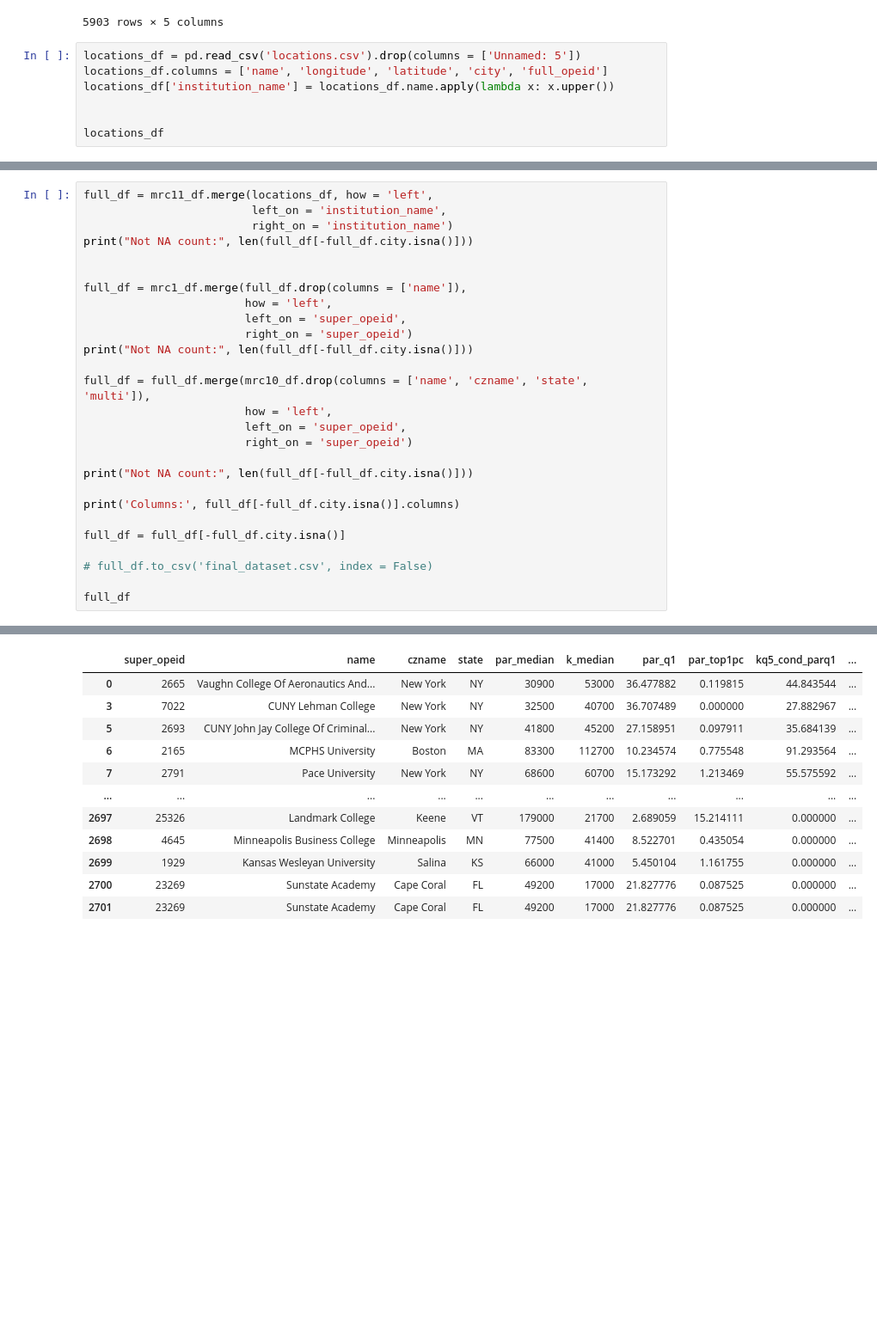
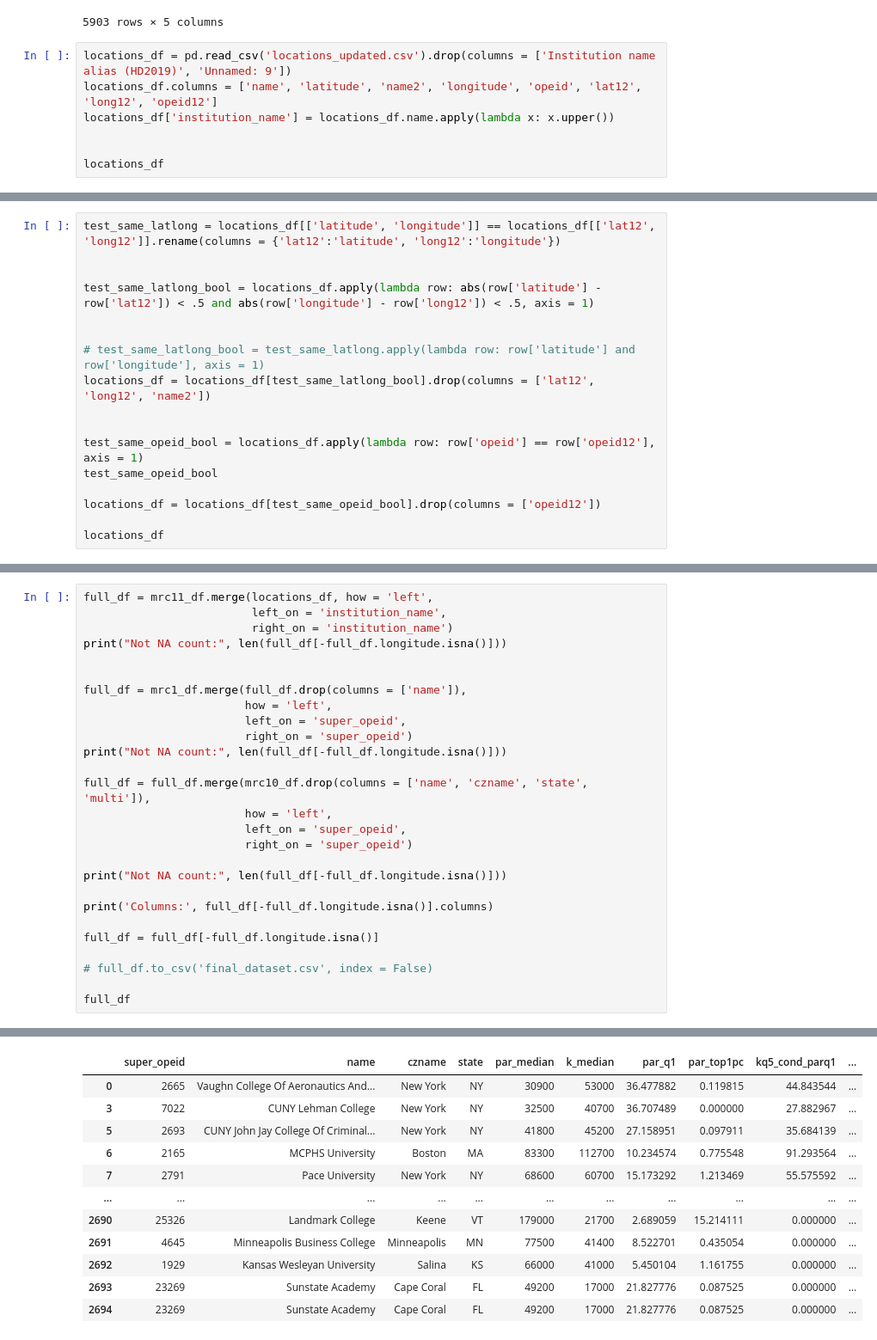
Before and after one commit to 6859-sp21/a4-social-mobility-in-us, a Jupyter notebook: DataTransformations.ipynb, the cells around one changed output, grey strips where cells are left out. Shown: that part at 86% size. Cells and saved outputs as stored; diff of their text form; blank space fills up the shorter version.

```diff
--- a/DataTransformations.ipynb
+++ b/DataTransformations.ipynb
@@ -62,8 +62,8 @@ mrc11_df
 | 5902 | 41893 | 41893 | ALLIED AMERICAN UNIVERSITY | ALLIED AMERICAN UNIVERSITY | 0 |
 5903 rows × 5 columns
 # %%
-locations_df = pd.read_csv('locations.csv').drop(columns = ['Unnamed: 5'])
-locations_df.columns = ['name', 'longitude', 'latitude', 'city', 'full_opeid']
+locations_df = pd.read_csv('locations_updated.csv').drop(columns = ['Institution name alias (HD2019)', 'Unnamed: 9'])
+locations_df.columns = ['name', 'latitude', 'name2', 'longitude', 'opeid', 'lat12', 'long12', 'opeid12']
 locations_df['institution_name'] = locations_df.name.apply(lambda x: x.upper())
 
 
@@ -84,0 +85,17 @@ locations_df
+# %%
+test_same_latlong = locations_df[['latitude', 'longitude']] == locations_df[['lat12', 'long12']].rename(columns = {'lat12':'latitude', 'long12':'longitude'})
+
+
+test_same_latlong_bool = locations_df.apply(lambda row: abs(row['latitude'] - row['lat12']) < .5 and abs(row['longitude'] - row['long12']) < .5, axis = 1)
+
+
+# test_same_latlong_bool = test_same_latlong.apply(lambda row: row['latitude'] and row['longitude'], axis = 1)
+locations_df = locations_df[test_same_latlong_bool].drop(columns = ['lat12', 'long12', 'name2'])
+
+
+test_same_opeid_bool = locations_df.apply(lambda row: row['opeid'] == row['opeid12'], axis = 1)
+test_same_opeid_bool
+
+locations_df = locations_df[test_same_opeid_bool].drop(columns = ['opeid12'])
+
+locations_df
@@ -86,25 +117,25 @@ locations_df
 full_df = mrc11_df.merge(locations_df, how = 'left',
                          left_on = 'institution_name',
                          right_on = 'institution_name')
-print("Not NA count:", len(full_df[-full_df.city.isna()]))
+print("Not NA count:", len(full_df[-full_df.longitude.isna()]))
 
 
 full_df = mrc1_df.merge(full_df.drop(columns = ['name']),
                         how = 'left',
                         left_on = 'super_opeid',
                         right_on = 'super_opeid')
-print("Not NA count:", len(full_df[-full_df.city.isna()]))
+print("Not NA count:", len(full_df[-full_df.longitude.isna()]))
 
 full_df = full_df.merge(mrc10_df.drop(columns = ['name', 'czname', 'state', 'multi']),
                         how = 'left',
                         left_on = 'super_opeid',
                         right_on = 'super_opeid')
 
-print("Not NA count:", len(full_df[-full_df.city.isna()]))
+print("Not NA count:", len(full_df[-full_df.longitude.isna()]))
 
-print('Columns:', full_df[-full_df.city.isna()].columns)
+print('Columns:', full_df[-full_df.longitude.isna()].columns)
 
-full_df = full_df[-full_df.city.isna()]
+full_df = full_df[-full_df.longitude.isna()]
 
 # full_df.to_csv('final_dataset.csv', index = False)
 
@@ -123,19 +154,19 @@ Columns: Index(['super_opeid', 'name', 'czname', 'state', 'par_median', 'k_media
        'ipeds_enrollment_2013', 'ipeds_enrollment_2000', 'sticker_price_2013',
        'sticker_price_2000', 'grad_rate_150_p_2013', 'grad_rate_150_p_2002',
 ... (5 lines left out)
        'alien_share_fall_2000', 'pct_arthuman_2000', 'pct_business_2000',
        'pct_health_2000', 'pct_multidisci_2000', 'pct_publicsocial_2000',
        'pct_stem_2000', 'pct_socialscience_2000', 'pct_tradepersonal_2000'],
       dtype='object')
 |  | super_opeid | name | czname | state | par_median | k_median | par_q1 | par_top1pc | kq5_cond_parq1 | ... |
 | 0 | 2665 | Vaughn College Of Aeronautics And... | New York | NY | 30900 | 53000 | 36.477882 | 0.119815 | 44.843544 | ... |
 | 3 | 7022 | CUNY Lehman College | New York | NY | 32500 | 40700 | 36.707489 | 0.000000 | 27.882967 | ... |
 | 5 | 2693 | CUNY John Jay College Of Criminal... | New York | NY | 41800 | 45200 | 27.158951 | 0.097911 | 35.684139 | ... |
 | 6 | 2165 | MCPHS University | Boston | MA | 83300 | 112700 | 10.234574 | 0.775548 | 91.293564 | ... |
 | 7 | 2791 | Pace University | New York | NY | 68600 | 60700 | 15.173292 | 1.213469 | 55.575592 | ... |
 | ... | ... | ... | ... | ... | ... | ... | ... | ... | ... | ... |
-| 2697 | 25326 | Landmark College | Keene | VT | 179000 | 21700 | 2.689059 | 15.214111 | 0.000000 | ... |
-| 2698 | 4645 | Minneapolis Business College | Minneapolis | MN | 77500 | 41400 | 8.522701 | 0.435054 | 0.000000 | ... |
-| 2699 | 1929 | Kansas Wesleyan University | Salina | KS | 66000 | 41000 | 5.450104 | 1.161755 | 0.000000 | ... |
-| 2700 | 23269 | Sunstate Academy | Cape Coral | FL | 49200 | 17000 | 21.827776 | 0.087525 | 0.000000 | ... |
-| 2701 | 23269 | Sunstate Academy | Cape Coral | FL | 49200 | 17000 | 21.827776 | 0.087525 | 0.000000 | ... |
+| 2690 | 25326 | Landmark College | Keene | VT | 179000 | 21700 | 2.689059 | 15.214111 | 0.000000 | ... |
+| 2691 | 4645 | Minneapolis Business College | Minneapolis | MN | 77500 | 41400 | 8.522701 | 0.435054 | 0.000000 | ... |
+| 2692 | 1929 | Kansas Wesleyan University | Salina | KS | 66000 | 41000 | 5.450104 | 1.161755 | 0.000000 | ... |
+| 2693 | 23269 | Sunstate Academy | Cape Coral | FL | 49200 | 17000 | 21.827776 | 0.087525 | 0.000000 | ... |
+| 2694 | 23269 | Sunstate Academy | Cape Coral | FL | 49200 | 17000 | 21.827776 | 0.087525 | 0.000000 | ... |
```
Also changed, not shown: parts of 9 cells of this notebook, 1 other file.
